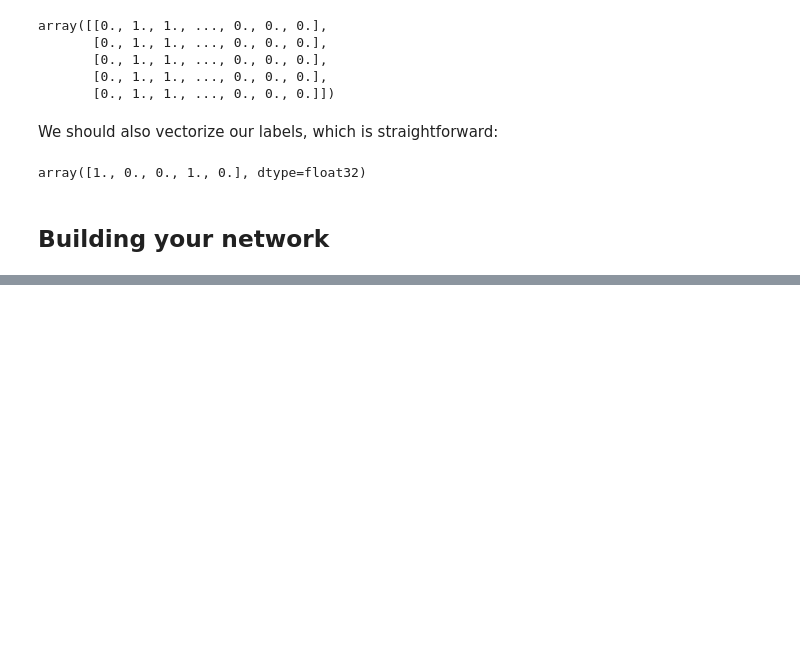
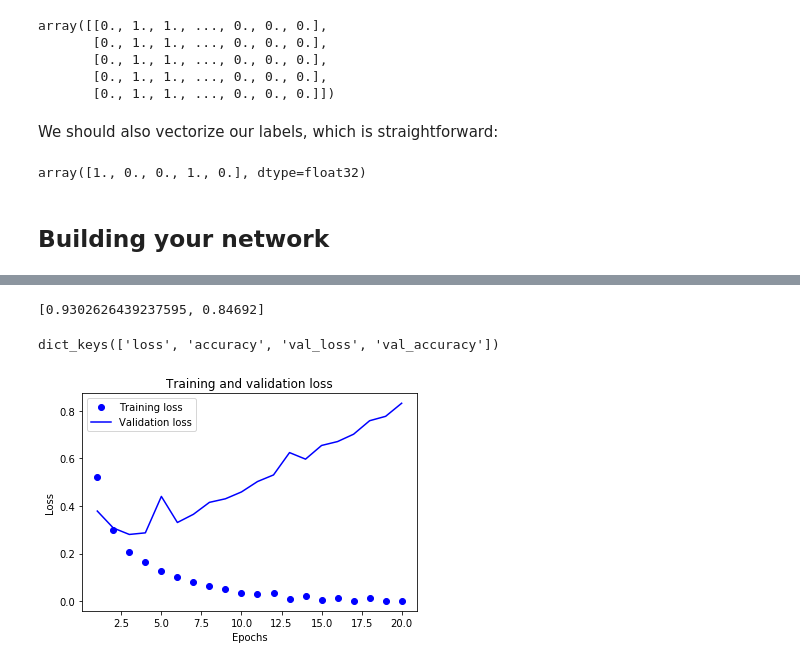
Before and after one commit to rahiakela/deep-learning-with-python-francois-chollet, a Jupyter notebook: classifying_movie_reviews_binary_classification_example.ipynb, the cells around one changed output, grey strips where cells are left out. Drawn from its saved outputs; the diff is of its cells as text; code cells hidden in the pictures; blank space fills up the shorter version.

```diff
--- a/classifying_movie_reviews_binary_classification_example.ipynb
+++ b/classifying_movie_reviews_binary_classification_example.ipynb
@@ -146,6 +144,3 @@ y_train[:5]
 array([1., 0., 0., 1., 0.], dtype=float32)
 # %% [markdown]
 ## Building your network
-# %%
-y_train = np.asarray(train_labels).astype('float32')
-y_test = np.asarray(test_labels).astype('float32')
@@ -155,0 +312,9 @@ array([1., 0., 0., 1., 0.], dtype=float32)
+# %%
+model = Sequential()
+model.add(Dense(16, activation='relu', input_shape=(10000, )))
+model.add(Dense(16, activation='relu'))
+model.add(Dense(1, activation='sigmoid'))
+
+model.compile(optimizer='rmsprop', loss='binary_crossentropy', metrics=['accuracy'])
+
+model.fit(partial_x_train, partial_y_train, epochs=20, batch_size=512, validation_data=(x_val, y_val))
@@ -155,0 +373,10 @@ array([1., 0., 0., 1., 0.], dtype=float32)
+# %%
+model_1 = Sequential()
+model_1.add(Dense(16, activation='relu', input_shape=(10000, )))
+model_1.add(Dense(16, activation='relu'))
+model_1.add(Dense(16, activation='relu'))
+model_1.add(Dense(1, activation='sigmoid'))
+
+model_1.compile(optimizer='rmsprop', loss='binary_crossentropy', metrics=['accuracy'])
+
+history_1 = model_1.fit(partial_x_train, partial_y_train, epochs=20, batch_size=512, validation_data=(x_val, y_val))
@@ -155,0 +401,26 @@ array([1., 0., 0., 1., 0.], dtype=float32)
+# %%
+results = model_1.evaluate(x_test, y_test, verbose=0)
+results
+# %% [output]
+[0.9302626439237595, 0.84692]
+# %%
+history_1.history.keys()
+# %% [output]
+dict_keys(['loss', 'accuracy', 'val_loss', 'val_accuracy'])
+# %%
+acc = history_1.history['accuracy']
+val_acc = history_1.history['val_accuracy']
+loss_values = history_1.history['loss']
+val_loss_values = history_1.history['val_loss']
+
+epochs = range(1, len(acc) + 1)
+
+plt.plot(epochs, loss_values, 'bo', label='Training loss')
+plt.plot(epochs, val_loss_values, 'b', label='Validation loss')
+plt.title('Training and validation loss')
+plt.xlabel('Epochs')
+plt.ylabel('Loss')
+plt.legend()
+plt.show()
+# %% [output]
+[figure, added]
```
Also changed, not shown: parts of 56 cells of this notebook.
